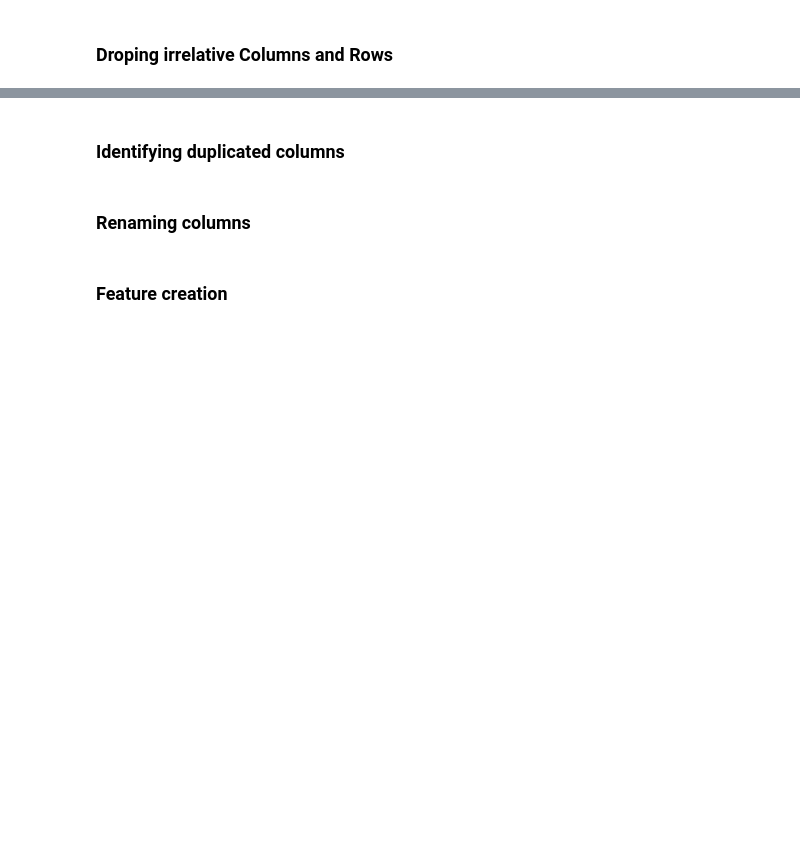
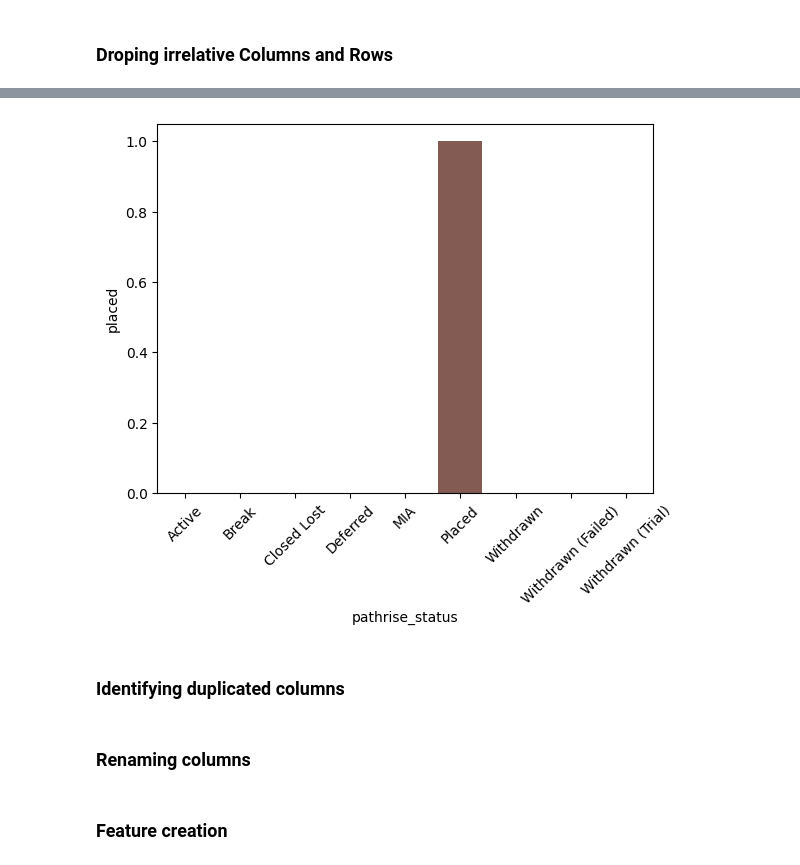
Before and after one commit to Nedalotfi13/Pathrise_Group_Repo, a Jupyter notebook: pathrise-EDA.ipynb, the cells around one changed output, grey strips where cells are left out. Drawn from its saved outputs; the diff is of its cells as text; code cells hidden in the pictures; blank space fills up the shorter version.

```diff
--- a/pathrise-EDA.ipynb
+++ b/pathrise-EDA.ipynb
@@ -67,3 +270,10 @@ df.describe()
+# %%
+grouped_data=df.groupby("pathrise_status")["placed"].mean().reset_index()
+sns.barplot(x="pathrise_status", y="placed", data=grouped_data)
+plt.xticks(rotation=45)
+plt.show()
+# %% [output]
+[figure, added]
 # %% [markdown]
 ### Identifying duplicated columns
 # %% [markdown]
```
Also changed, not shown: parts of 51 cells of this notebook.
